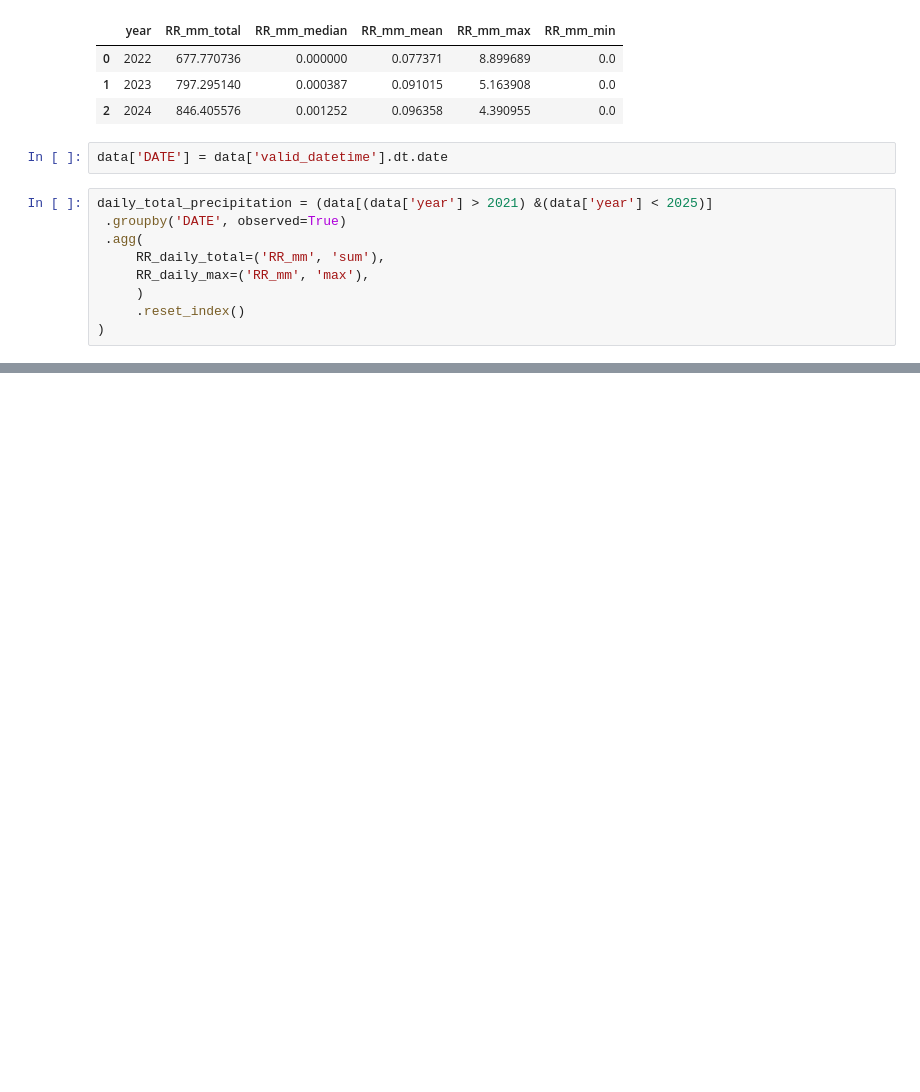
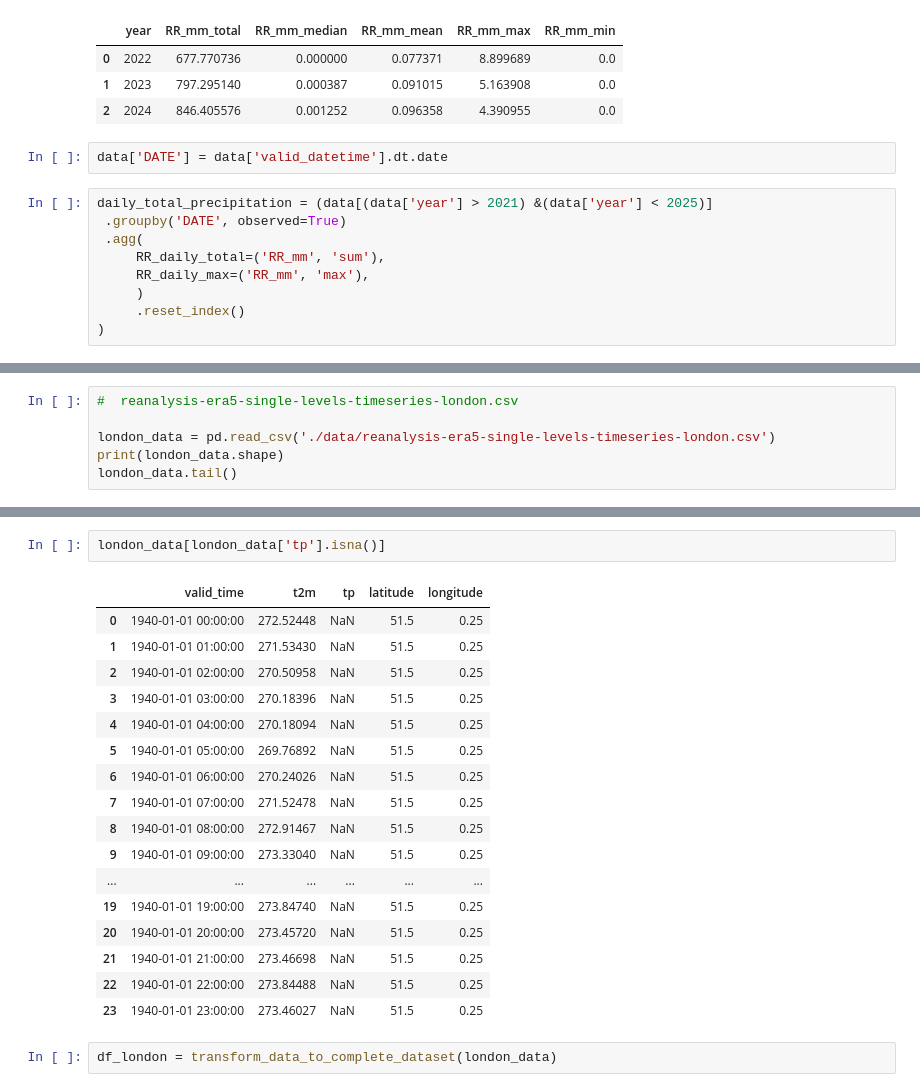
Before and after one commit to pacoraggio/London-Rainfall, a Jupyter notebook: london_precipitation_data.ipynb, the cells around one changed output, grey strips where cells are left out. Drawn from its saved outputs; the diff is of its cells as text; blank space fills up the shorter version.

```diff
--- a/london_precipitation_data.ipynb
+++ b/london_precipitation_data.ipynb
@@ -121,0 +154,6 @@ plt.tight_layout();
+# %%
+#  reanalysis-era5-single-levels-timeseries-london.csv
+
+london_data = pd.read_csv('./data/reanalysis-era5-single-levels-timeseries-london.csv')
+print(london_data.shape)
+london_data.tail()
@@ -121,0 +168,22 @@ plt.tight_layout();
+# %%
+london_data[london_data['tp'].isna()]
+# %% [output]
+|  | valid_time | t2m | tp | latitude | longitude |
+| 0 | 1940-01-01 00:00:00 | 272.52448 | NaN | 51.5 | 0.25 |
+| 1 | 1940-01-01 01:00:00 | 271.53430 | NaN | 51.5 | 0.25 |
+| 2 | 1940-01-01 02:00:00 | 270.50958 | NaN | 51.5 | 0.25 |
+| 3 | 1940-01-01 03:00:00 | 270.18396 | NaN | 51.5 | 0.25 |
+| 4 | 1940-01-01 04:00:00 | 270.18094 | NaN | 51.5 | 0.25 |
+| 5 | 1940-01-01 05:00:00 | 269.76892 | NaN | 51.5 | 0.25 |
+| 6 | 1940-01-01 06:00:00 | 270.24026 | NaN | 51.5 | 0.25 |
+| 7 | 1940-01-01 07:00:00 | 271.52478 | NaN | 51.5 | 0.25 |
+| 8 | 1940-01-01 08:00:00 | 272.91467 | NaN | 51.5 | 0.25 |
+| 9 | 1940-01-01 09:00:00 | 273.33040 | NaN | 51.5 | 0.25 |
+| ... | ... | ... | ... | ... | ... |
+| 19 | 1940-01-01 19:00:00 | 273.84740 | NaN | 51.5 | 0.25 |
+| 20 | 1940-01-01 20:00:00 | 273.45720 | NaN | 51.5 | 0.25 |
+| 21 | 1940-01-01 21:00:00 | 273.46698 | NaN | 51.5 | 0.25 |
+| 22 | 1940-01-01 22:00:00 | 273.84488 | NaN | 51.5 | 0.25 |
+| 23 | 1940-01-01 23:00:00 | 273.46027 | NaN | 51.5 | 0.25 |
+# %%
+df_london = transform_data_to_complete_dataset(london_data)
```
Also changed, not shown: parts of 18 cells of this notebook, 2 other files.
